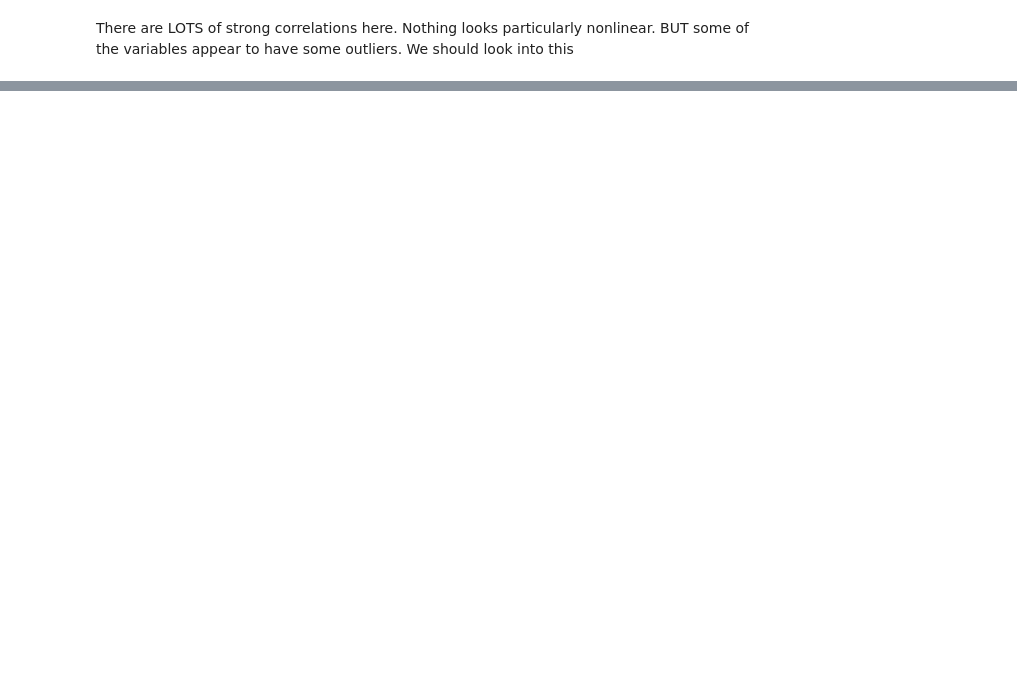
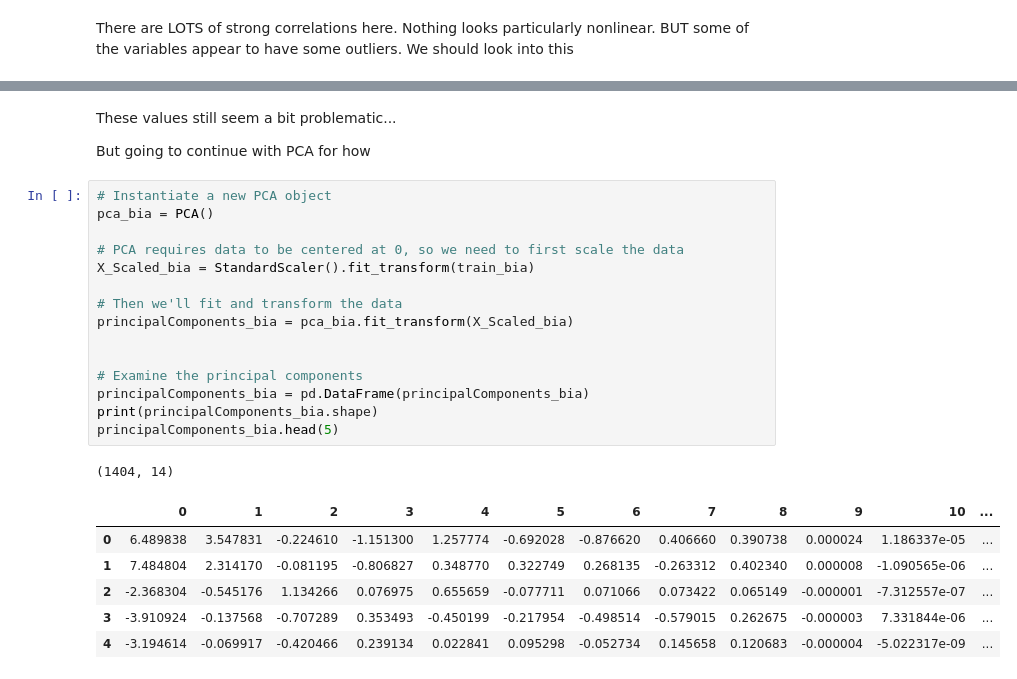
Before and after one commit to aarondweinberg/CMI_problematic_internet_use, a Jupyter notebook: EDA_PCA_AW.ipynb, the cells around one changed output, grey strips where cells are left out. Drawn from its saved outputs; the diff is of its cells as text; blank space fills up the shorter version.

```diff
--- a/EDA_PCA_AW.ipynb
+++ b/EDA_PCA_AW.ipynb
@@ -675,0 +681,27 @@ It looks like this individual has bogus data...
+# %% [markdown]
+These values still seem a bit problematic...
+
+But going to continue with PCA for how
+# %%
+# Instantiate a new PCA object
+pca_bia = PCA()
+
+# PCA requires data to be centered at 0, so we need to first scale the data
+X_Scaled_bia = StandardScaler().fit_transform(train_bia)
+
+# Then we'll fit and transform the data
+principalComponents_bia = pca_bia.fit_transform(X_Scaled_bia)
+
+
+# Examine the principal components
+principalComponents_bia = pd.DataFrame(principalComponents_bia)
+print(principalComponents_bia.shape)
+principalComponents_bia.head(5)
+# %% [output]
+(1404, 14)
+|  | 0 | 1 | 2 | 3 | 4 | 5 | 6 | 7 | 8 | 9 | 10 | ... |
+| 0 | 6.489838 | 3.547831 | -0.224610 | -1.151300 | 1.257774 | -0.692028 | -0.876620 | 0.406660 | 0.390738 | 0.000024 | 1.186337e-05 | ... |
+| 1 | 7.484804 | 2.314170 | -0.081195 | -0.806827 | 0.348770 | 0.322749 | 0.268135 | -0.263312 | 0.402340 | 0.000008 | -1.090565e-06 | ... |
+| 2 | -2.368304 | -0.545176 | 1.134266 | 0.076975 | 0.655659 | -0.077711 | 0.071066 | 0.073422 | 0.065149 | -0.000001 | -7.312557e-07 | ... |
+| 3 | -3.910924 | -0.137568 | -0.707289 | 0.353493 | -0.450199 | -0.217954 | -0.498514 | -0.579015 | 0.262675 | -0.000003 | 7.331844e-06 | ... |
+| 4 | -3.194614 | -0.069917 | -0.420466 | 0.239134 | 0.022841 | 0.095298 | -0.052734 | 0.145658 | 0.120683 | -0.000004 | -5.022317e-09 | ... |
```
Also changed, not shown: parts of 12 cells of this notebook.
